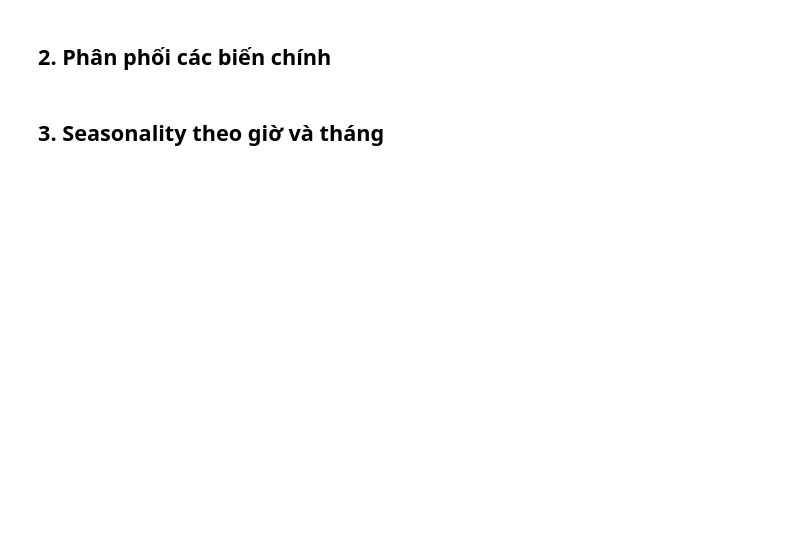
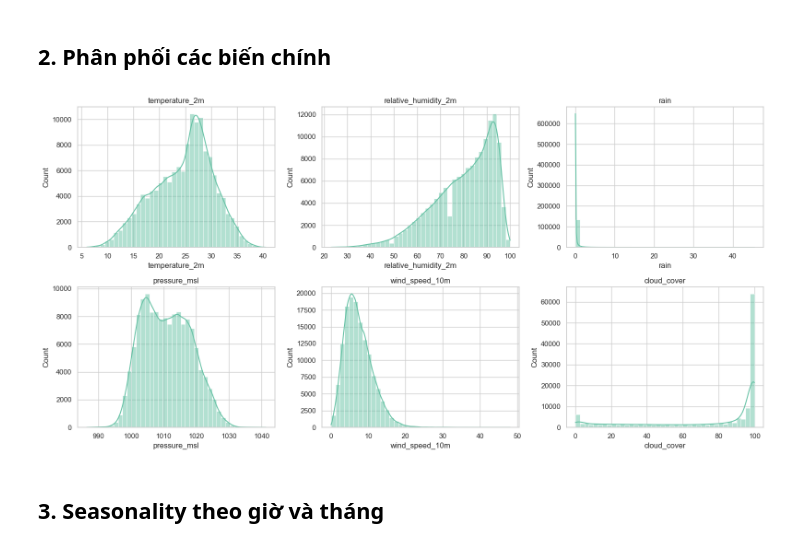
Before and after one commit to dinhhuy410/Weather-Forecasting-ystem, a Jupyter notebook: eda/eda_visualization.ipynb, the cells around one changed output. Drawn from its saved outputs; the diff is of its cells as text; code cells hidden in the pictures; blank space fills up the shorter version.

Commit message:
Update data

```diff
--- a/eda/eda_visualization.ipynb
+++ b/eda/eda_visualization.ipynb
@@ -13,11 +15,16 @@ import seaborn as sns
 sns.set_theme(style="whitegrid", palette="Set2")
 # %%
 PROJECT_ROOT = Path.cwd()
-if not (PROJECT_ROOT / "data/processed/Hanoi_final.csv").exists() and (PROJECT_ROOT.parent / "data/processed/Hanoi_final.csv").exists():
+if not (PROJECT_ROOT / "data/raw/Hanoi.csv").exists() and (PROJECT_ROOT.parent / "data/raw/Hanoi.csv").exists():
     PROJECT_ROOT = PROJECT_ROOT.parent
 
-DATA_PATH = PROJECT_ROOT / "data/processed/Hanoi_final.csv"
+DATA_PATH = PROJECT_ROOT / "data/raw/Hanoi.csv"
 df = pd.read_csv(DATA_PATH)
 df["time"] = pd.to_datetime(df["time"], errors="coerce")
 df = df.dropna(subset=["time"]).sort_values("time").reset_index(drop=True)
+if "hour" not in df.columns:
+    df["hour"] = df["time"].dt.hour
+if "month" not in df.columns:
+    df["month"] = df["time"].dt.month
+
 df.head()
@@ -36,13 +53,18 @@ plt.tight_layout()
 ## 2. Phân phối các biến chính
 # %%
 features = ["temperature_2m", "relative_humidity_2m", "rain", "pressure_msl", "wind_speed_10m", "cloud_cover"]
+features = [feature for feature in features if feature in df.columns]
 fig, axes = plt.subplots(2, 3, figsize=(16, 8))
 
 for ax, feature in zip(axes.ravel(), features):
     sns.histplot(df[feature], bins=40, kde=True, ax=ax)
     ax.set_title(feature)
+for ax in axes.ravel()[len(features):]:
+    ax.set_visible(False)
 
 plt.tight_layout()
+# %% [output]
+[figure, added]
 # %% [markdown]
 ## 3. Seasonality theo giờ và tháng
 # %%
```
Also changed, not shown: parts of 8 cells of this notebook, 30 other files.
